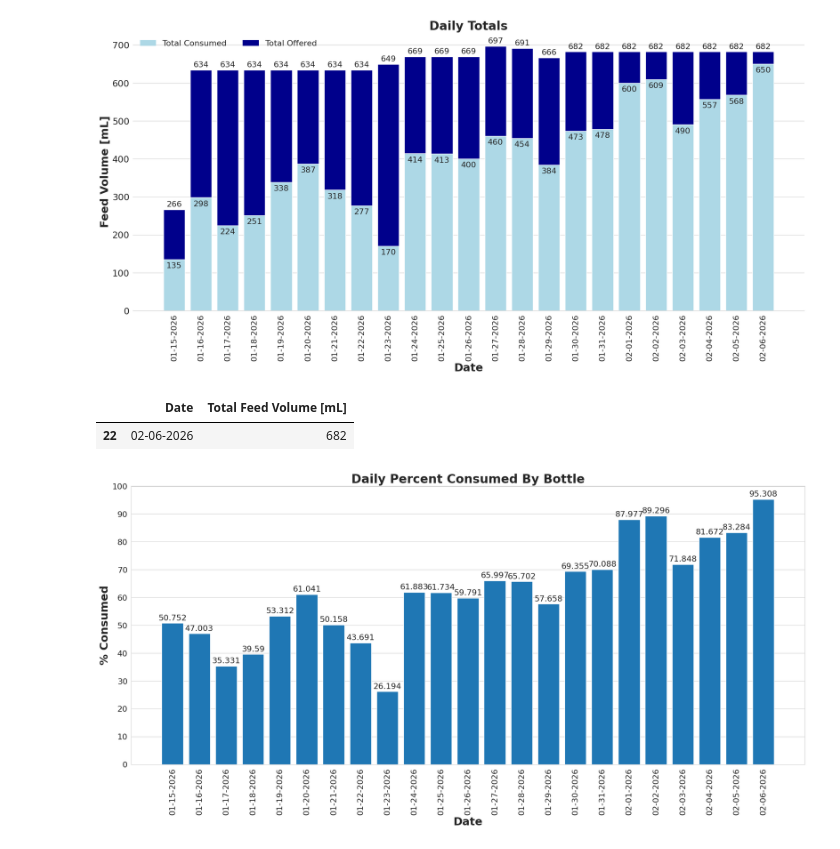
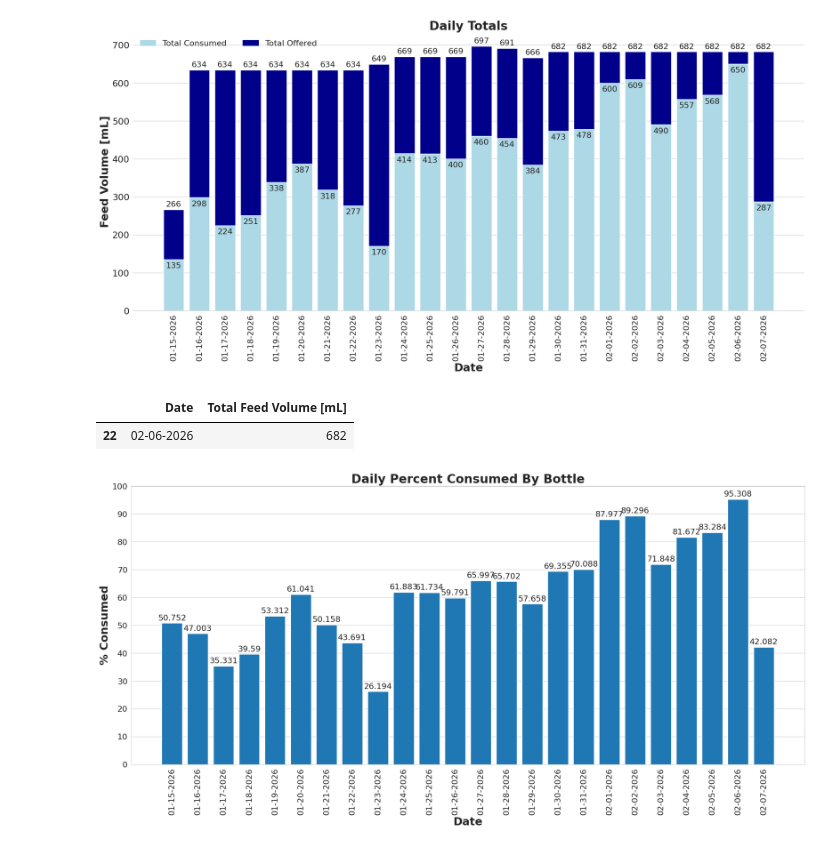
Before and after one commit to Juniper82/Theos-Feeding, a Jupyter notebook: Theo_Feeds.ipynb, the cells around one changed output. Saved outputs shown, nothing was run; the diff lists cells and outputs as text; code cells hidden in the pictures.

```diff
--- a/Theo_Feeds.ipynb
+++ b/Theo_Feeds.ipynb
@@ -107,37 +109,37 @@ plt.show()
 # Create Bar Plot
 dailyTotals = df.groupby('Date')['Volume [mL]'].sum().reset_index()
 dailyMax = df.groupby('Date')['Total Feed Volume [mL]'].sum().reset_index()
-dailyMax.loc[[22],['Total Feed Volume [mL]']]=682
+dailyMax.loc[22:,'Total Feed Volume [mL]']=682
 #Set general plot properties
 sns.set_style("whitegrid")
 sns.set_context({"figure.figsize": (24, 10)})
 
 #Plot 1 - background - "Total Offered"
 ax = sns.barplot(x = dailyMax['Date'], y = dailyMax['Total Feed Volume [mL]'], color = "darkblue")
 ax.set_title("Daily Totals", fontsize=24, weight = 'bold')
 #Plot 2 - overlay - "Total Daily Consumption"
 bottom_plot = sns.barplot(x = dailyTotals['Date'], y = dailyTotals['Volume [mL]'], color = "lightblue")
 
 
 topbar = plt.Rectangle((0,0),1,1,fc="darkblue", edgecolor = 'none')
 bottombar = plt.Rectangle((0,0),1,1,fc='lightblue',  edgecolor = 'none')
 l = plt.legend([bottombar, topbar], ['Total Consumed', 'Total Offered'], loc=0, ncol = 2, prop={'size':16})
 l.draw_frame(False)
 
 #Optional code - Make plot look nicer
 sns.despine(left=True)
 #bottom_plot.set_ylabel("Feed Volume [mL]")
 #bottom_plot.set_xlabel("Date")
 ax.set_ylabel("Feed Volume [mL]", fontsize=22, weight = 'bold')
 ax.set_xlabel("Date", fontsize=22, weight = 'bold')
 ax.tick_params(axis='y', labelsize=18)
 ax.tick_params(axis='x', labelsize=16,rotation=90)
 bars2 = ax.bar(dailyMax['Date'], dailyMax['Total Feed Volume [mL]'],color='darkblue')
 ax.bar_label(bars2, padding=3, size=16);
 bars1 = ax.bar(dailyTotals['Date'], dailyTotals['Volume [mL]'],color='lightblue')
 ax.bar_label(bars1, padding=-20, size=16);
 # %% [output]
-[figure, old version]
+[figure, new version]
 # %%
 dailyMax.loc[dailyMax['Date']=='02-06-2026']
 # %% [output]
@@ -145,9 +147,9 @@ dailyMax.loc[dailyMax['Date']=='02-06-2026']
 | 22 | 02-06-2026 | 682 |
 # %%
 # Create Bar Plot
-dailyTotals = df.groupby('Date')['Volume [mL]'].sum().reset_index()
-dailyMax = df.groupby('Date')['Total Feed Volume [mL]'].sum().reset_index()
-dailyMax.loc[[22],['Total Feed Volume [mL]']]=682
+# dailyTotals = df.groupby('Date')['Volume [mL]'].sum().reset_index()
+# dailyMax = df.groupby('Date')['Total Feed Volume [mL]'].sum().reset_index()
+# dailyMax.loc[[22],['Total Feed Volume [mL]']]=682
 dailyPercent = dailyTotals['Volume [mL]']/dailyMax['Total Feed Volume [mL]']*100
 #Set general plot properties
 sns.set_style("whitegrid")
@@ -170,7 +172,7 @@ ax.tick_params(axis='x', labelsize=16,rotation=90)
 # Add labels above the bars
 ax.bar_label(bars, padding=3, size=16);
 # %% [output]
-[figure, old version]
+[figure, new version]
 # %%
 # Create Bar Plot - Each Feed Session
 #Set general plot properties
```
Also changed, not shown: parts of 4 cells of this notebook.
